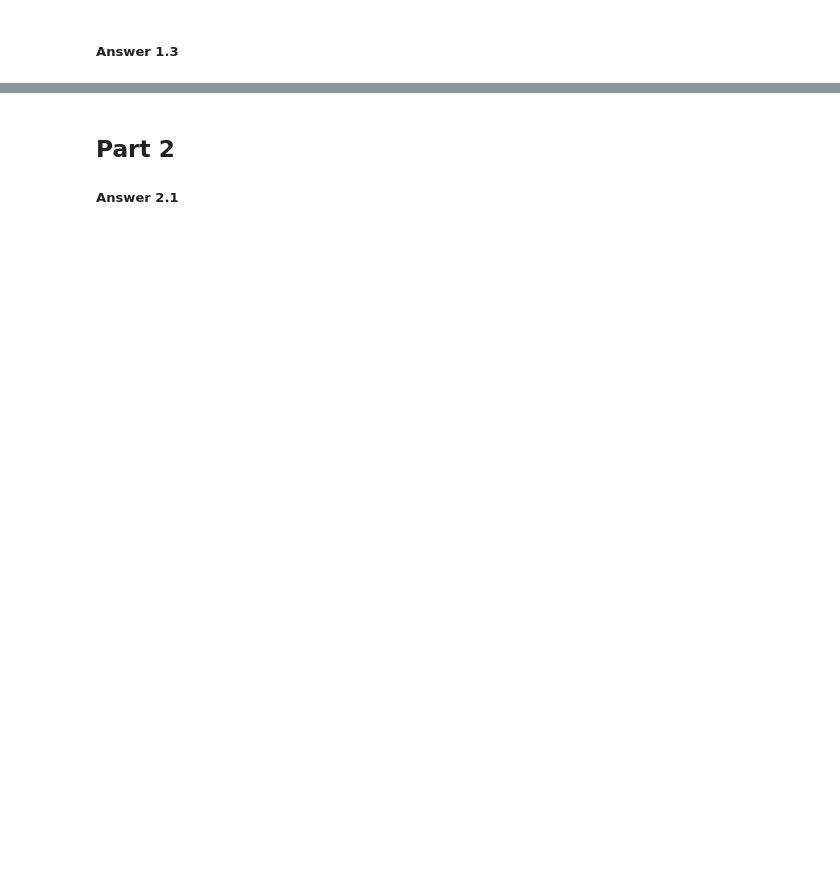
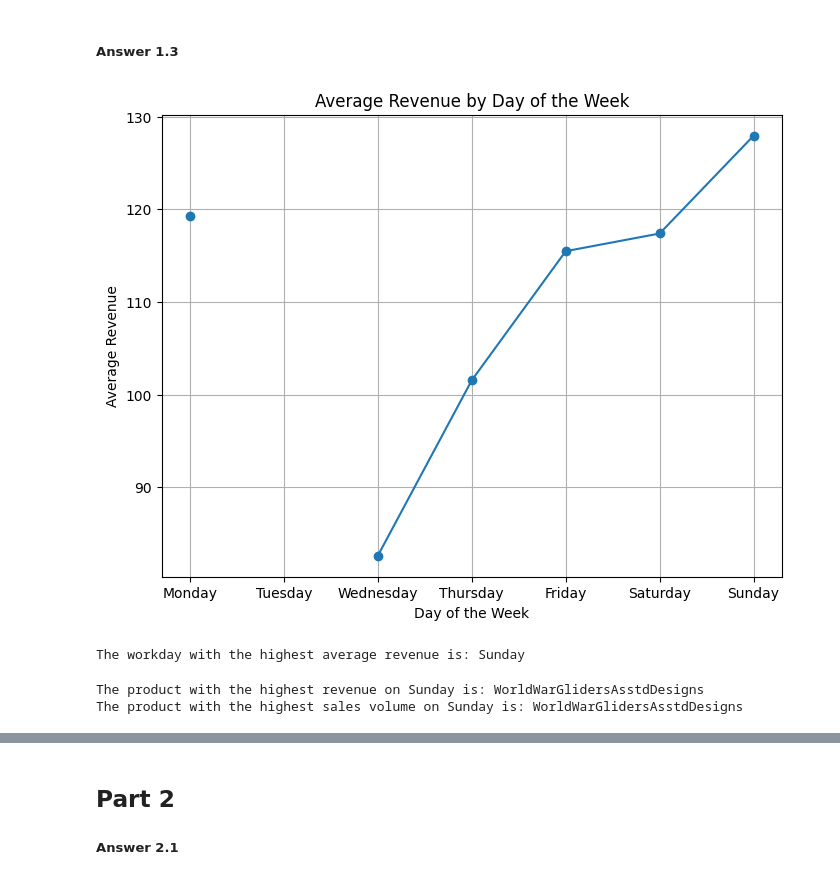
Before and after one commit to VourltazScriptSkid/assignmenttask2, a Jupyter notebook: SIT742AssignmentTask2.ipynb, the cells around one changed output, grey strips where cells are left out. Cells and saved outputs as stored; diff of their text form; code cells hidden in the pictures; blank space fills up the shorter version.

```diff
--- a/SIT742AssignmentTask2.ipynb
+++ b/SIT742AssignmentTask2.ipynb
@@ -36,2 +120,36 @@ display(df.head(n=10))
 # %% [markdown]
 ##### Answer 1.3
+# %%
+# 1.3.1
+#Extract the day of the week from transaction_date
+df_pandas['day_of_week'] = df_pandas['transaction_date'].dt.day_name()
+
+# Average revenue by day of the week
+average_revenue_by_day = df_pandas.groupby('day_of_week')['Revenue'].mean()
+
+# Plot of average revenue by day of the week
+average_revenue_by_day = average_revenue_by_day.reindex(['Monday', 'Tuesday', 'Wednesday', 'Thursday', 'Friday', 'Saturday', 'Sunday'])
+average_revenue_by_day.plot(title='Average Revenue by Day of the Week', xlabel='Day of the Week', ylabel='Average Revenue', figsize=(8, 6), marker='o')
+plt.grid(True)
+plt.show()
+
+# Workday with the highest average revenue
+highest_revenue_day = average_revenue_by_day.idxmax()
+print(f"The workday with the highest average revenue is: {highest_revenue_day}")
+# %% [output]
+[figure, added]
+The workday with the highest average revenue is: Sunday
+# %%
+# 1.3.2 Filter the DataFrame for the top workday
+df_top_workday = df_pandas[df_pandas['day_of_week'] == highest_revenue_day]
+
+# The product with the highest revenue on that workday
+top_product_by_revenue = df_top_workday.groupby('productName_process')['Revenue'].sum().idxmax()
+print(f"The product with the highest revenue on {highest_revenue_day} is: {top_product_by_revenue}")
+
+# The product with the highest sales volume on that workday
+top_product_by_volume = df_top_workday.groupby('productName_process')['Quantity'].sum().idxmax()
+print(f"The product with the highest sales volume on {highest_revenue_day} is: {top_product_by_volume}")
+# %% [output]
+The product with the highest revenue on Sunday is: WorldWarGlidersAsstdDesigns
+The product with the highest sales volume on Sunday is: WorldWarGlidersAsstdDesigns
```
Also changed, not shown: parts of 7 cells of this notebook.
